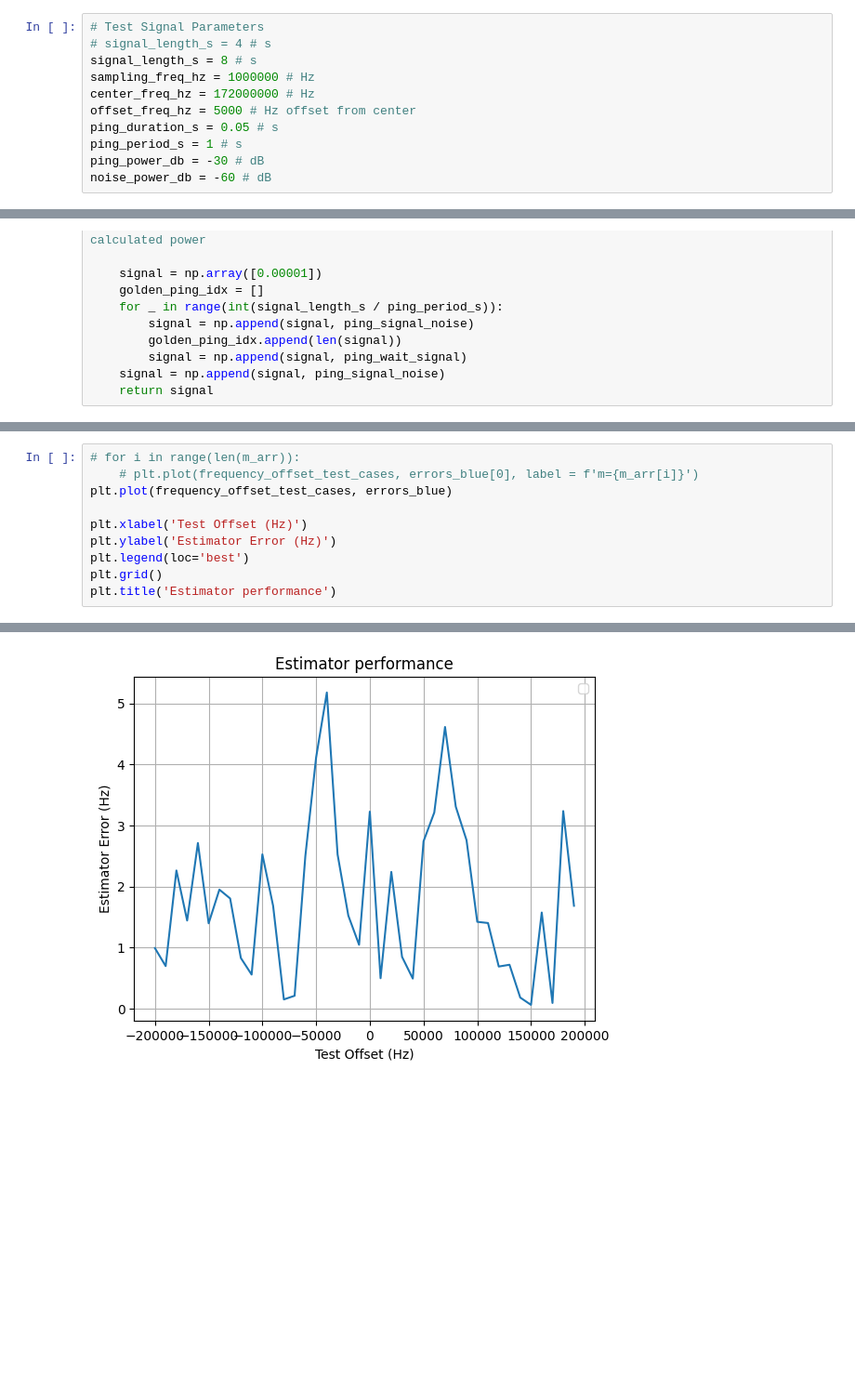
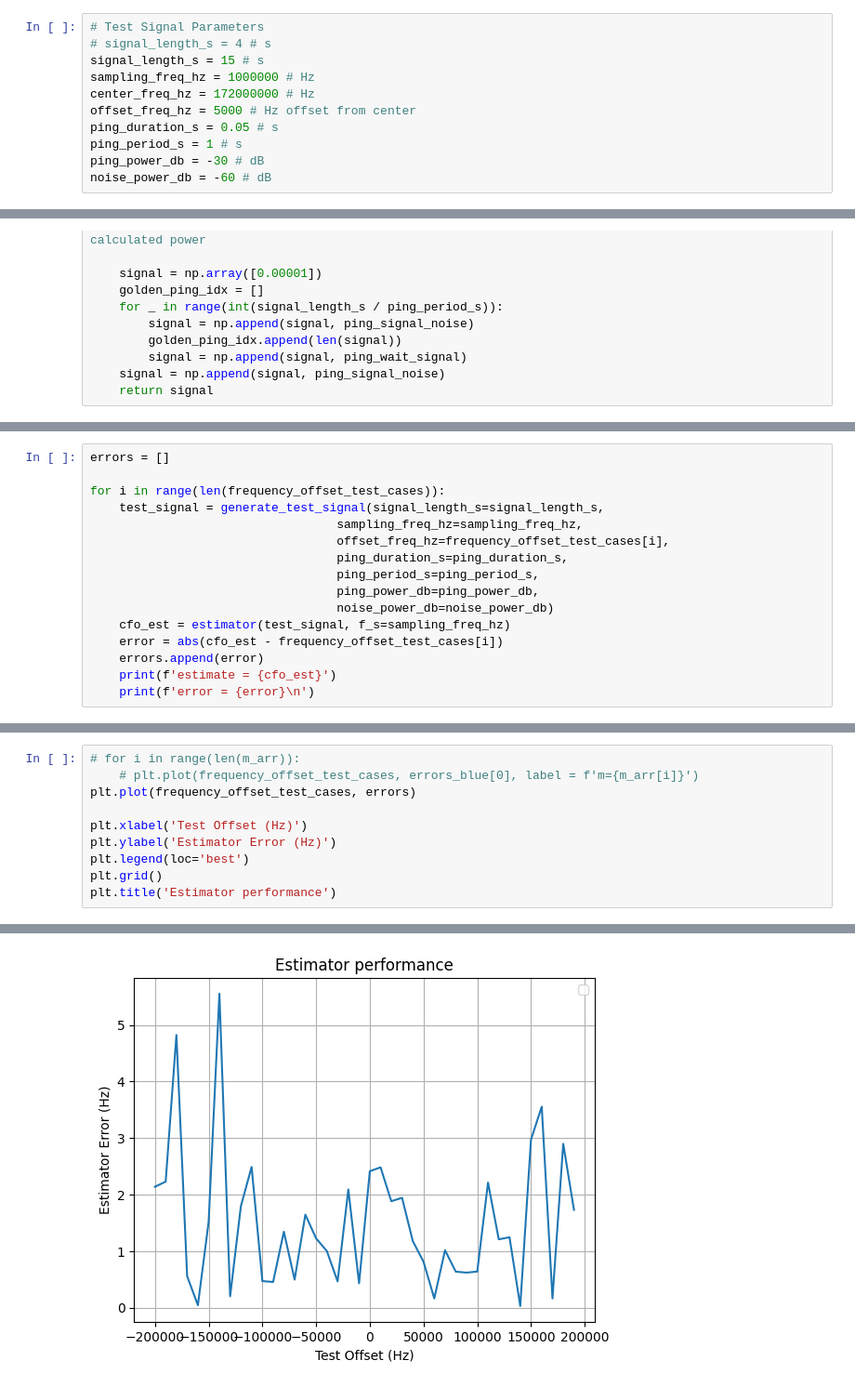
Before and after one commit to UCSD-E4E/rct_cfo_evaluation, a Jupyter notebook: cfo_accuracy.ipynb, the cells around one changed output, grey strips where cells are left out. Shown at 93% size. Saved outputs shown, nothing was run; the diff lists cells and outputs as text; blank space fills up the shorter version.

```diff
--- a/cfo_accuracy.ipynb
+++ b/cfo_accuracy.ipynb
@@ -19,7 +12,7 @@ acceptable_error = 100  # Cycles per second offset
 # %%
 # Test Signal Parameters
 # signal_length_s = 4 # s
-signal_length_s = 8 # s
+signal_length_s = 15 # s
 sampling_freq_hz = 1000000 # Hz
 center_freq_hz = 172000000 # Hz
 offset_freq_hz = 5000 # Hz offset from center
@@ -179,0 +61,16 @@ error = 1.6843358904588968
+# %%
+errors = []
+
+for i in range(len(frequency_offset_test_cases)):
+    test_signal = generate_test_signal(signal_length_s=signal_length_s,
+                                  sampling_freq_hz=sampling_freq_hz,
+                                  offset_freq_hz=frequency_offset_test_cases[i],
+                                  ping_duration_s=ping_duration_s,
+                                  ping_period_s=ping_period_s,
+                                  ping_power_db=ping_power_db,
+                                  noise_power_db=noise_power_db)
+    cfo_est = estimator(test_signal, f_s=sampling_freq_hz)
+    error = abs(cfo_est - frequency_offset_test_cases[i])
+    errors.append(error)
+    print(f'estimate = {cfo_est}')
+    print(f'error = {error}\n')
@@ -180,14 +87,14 @@ error = 1.6843358904588968
 # %%
 # for i in range(len(m_arr)):
     # plt.plot(frequency_offset_test_cases, errors_blue[0], label = f'm={m_arr[i]}')
-plt.plot(frequency_offset_test_cases, errors_blue)
+plt.plot(frequency_offset_test_cases, errors)
 
 plt.xlabel('Test Offset (Hz)')
 plt.ylabel('Estimator Error (Hz)')
 plt.legend(loc='best')
 plt.grid()
 plt.title('Estimator performance')
 # %% [output]
 No artists with labels found to put in legend.  Note that artists whose label start with an underscore are ignored when legend() is called with no argument.
 Text(0.5, 1.0, 'Estimator performance')
-[figure, old version]
+[figure, new version]
```
Also changed, not shown: parts of 7 cells of this notebook, 3 other files.
